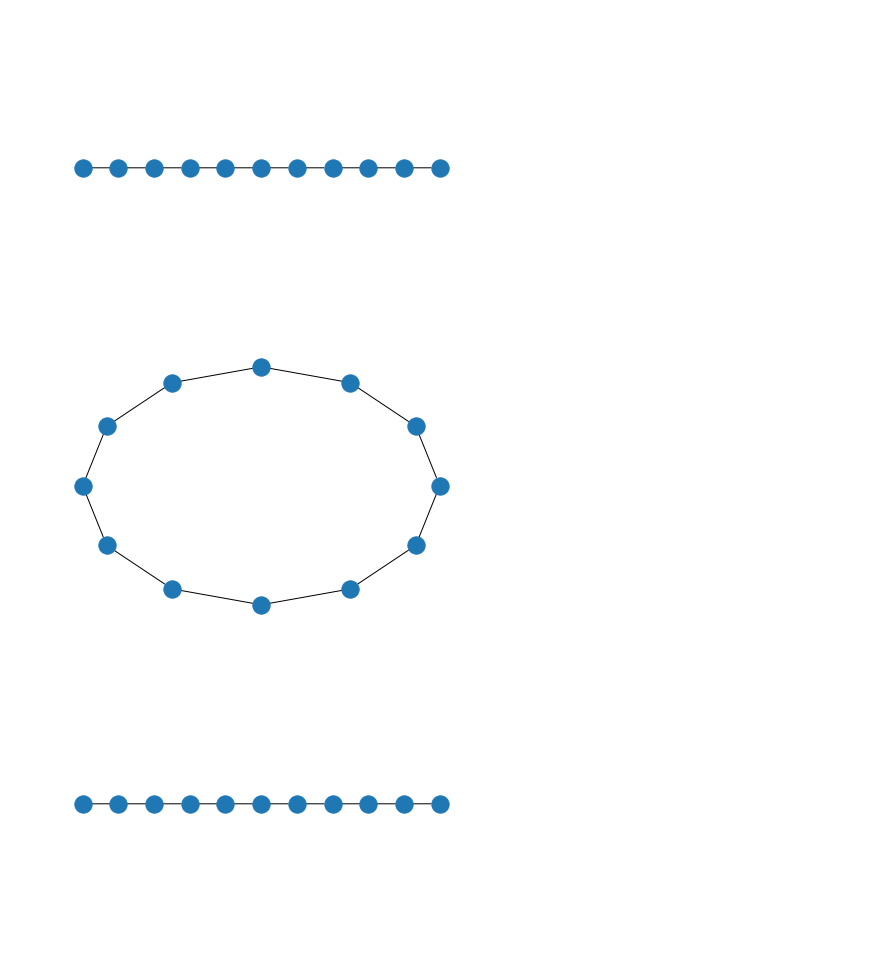
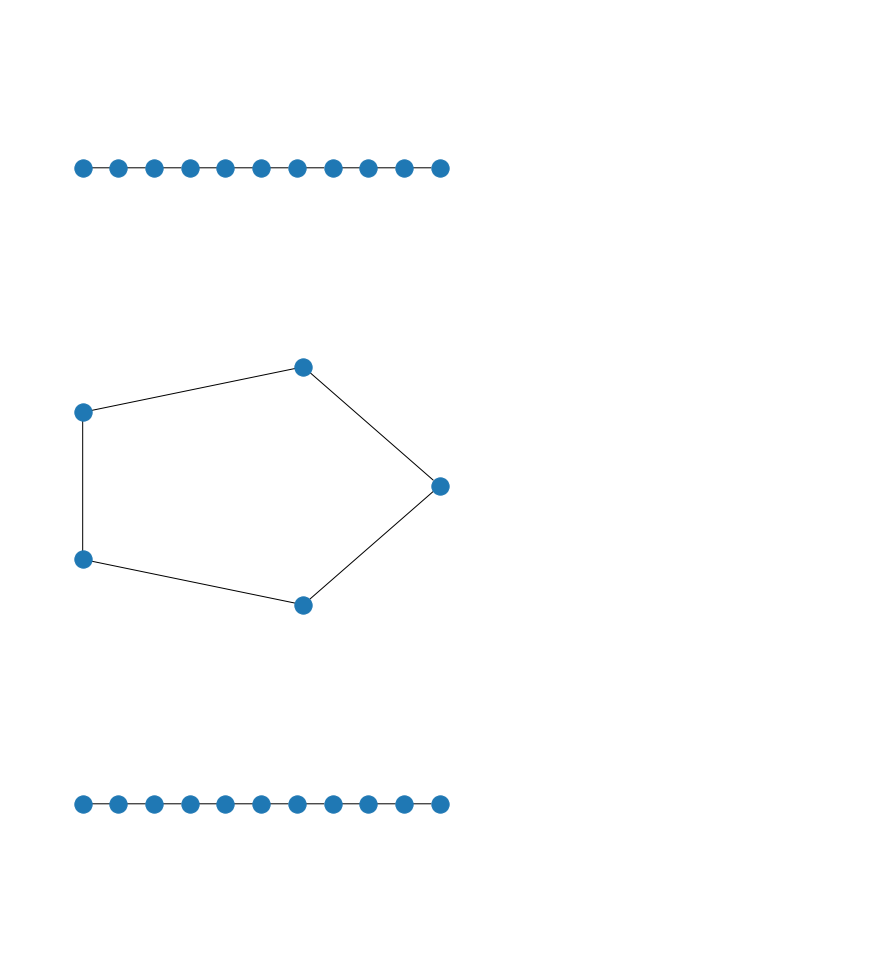
Before and after one commit to CardiacMangoes/VQE, a Jupyter notebook: Lattice.ipynb, the cells around one changed output. Drawn from its saved outputs; the diff is of its cells as text; code cells hidden in the pictures.

```diff
--- a/Lattice.ipynb
+++ b/Lattice.ipynb
@@ -27,13 +27,12 @@ line_lattice.draw()
 [figure]
 # %%
 #boundary conditions determine the shape in one dimension
-num_nodes = 11
+num_nodes = 5
 boundary_condition = BoundaryCondition.PERIODIC
-line_lattice = LineLattice(12, boundary_condition=BoundaryCondition.PERIODIC)
-
+line_lattice = LineLattice(5, boundary_condition=BoundaryCondition.PERIODIC)
 line_lattice.draw()
 # %% [output]
-[figure, old version]
+[figure, new version]
 # %%
 #ignore boundary conditions
 line_lattice.draw_without_boundary()
```
Also changed, not shown: 20 other files.
